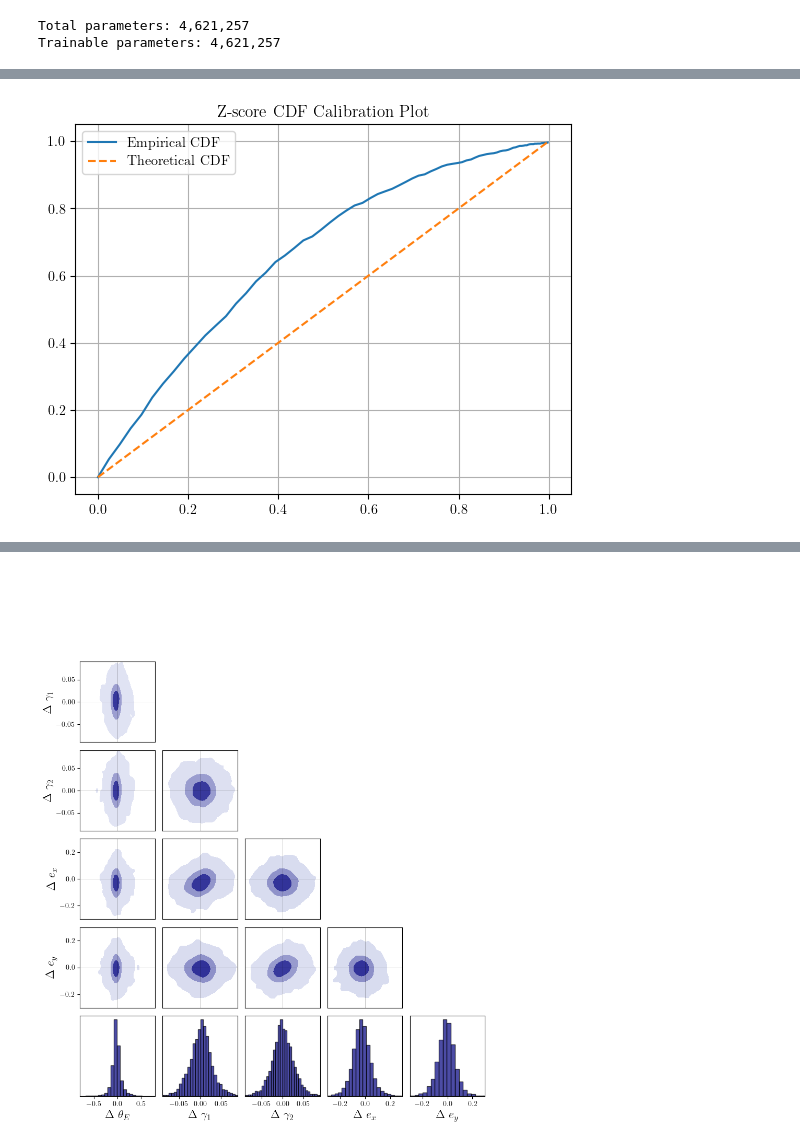
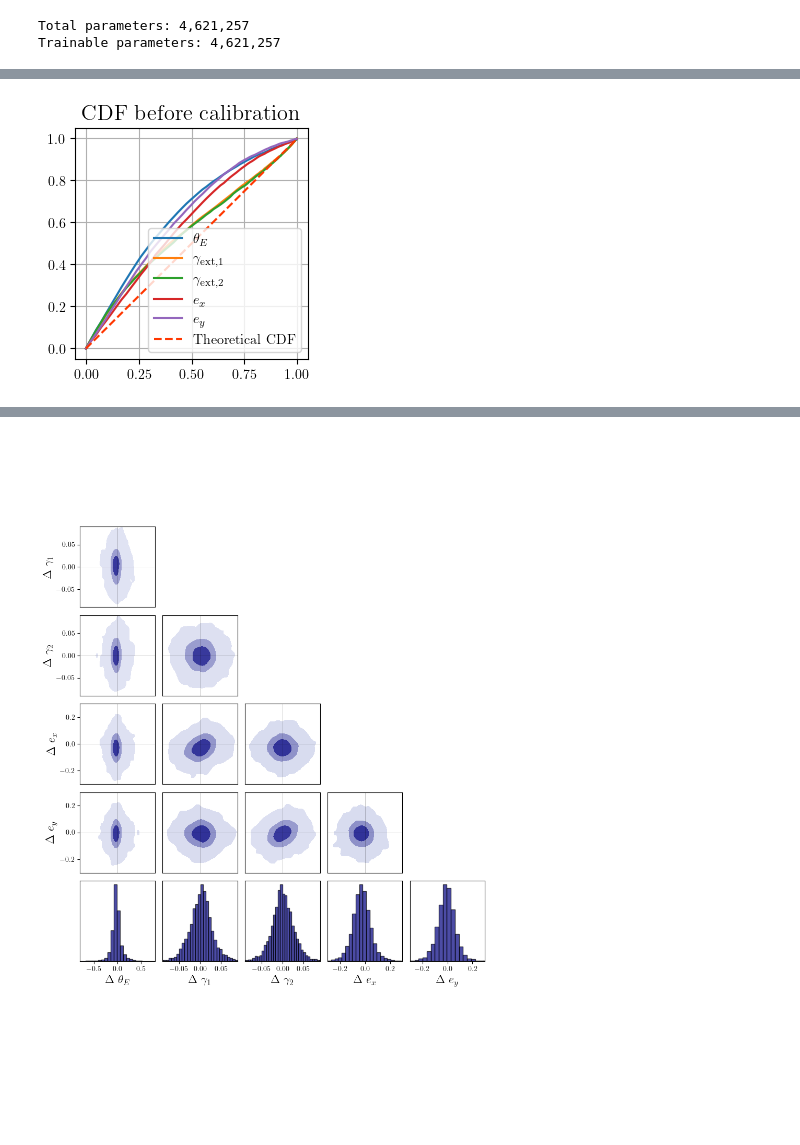
Before and after one commit to matthbatt/Deep-learning-gravitational-lensing, a Jupyter notebook: ResNet_bayesian.ipynb, the cells around one changed output, grey strips where cells are left out. Cells and saved outputs as stored; diff of their text form; code cells hidden in the pictures; blank space fills up the shorter version.

```diff
--- a/ResNet_bayesian.ipynb
+++ b/ResNet_bayesian.ipynb
@@ -312,3 +312,6 @@ preds_mu = np.concatenate(preds_mu, axis = 0)      # shape (N, 5)
 # preds_std = np.concatenate(preds_std, axis = 0)
 # epistemic = np.concatenate(epistemic, axis = 0)
 targets = np.concatenate(targets, axis = 0)  # shape (N, 5)
+# %%
+a =((preds_mu - targets)/targets).mean(axis = 0)
+a
@@ -475,53 +509,87 @@ plt.show()
+# %%
+df_uncertainties = pd.read_csv('uncertainties_bayes_unetresnet_4.csv', index_col = 0)
+# %%
+all_aleatoric = df_uncertainties[['r_Einstein_t_aleatoric', 'gamma1_aleatoric', 'gamma2_aleatoric',
+       'ex_aleatoric', 'ey_aleatoric']].values
+all_epistemic = df_uncertainties[['r_Einstein_t_epistemic',
+       'gamma1_epistemic', 'gamma2_epistemic', 'ex_epistemic', 'ey_epistemic']].values
+
+y = df_uncertainties[["r_Einstein_t_true",	"gamma1_true",	"gamma2_true",	"ex_true",	"ey_true"]].values
+mu = df_uncertainties[["r_Einstein_t_pred",	"gamma1_pred",	"gamma2_pred",	"ex_pred",	"ey_pred"]].values
+
+all_aleatoric = np.sqrt(np.exp(all_aleatoric))
+all_epistemic = all_epistemic
+
+sigma_tot = np.sqrt(all_aleatoric**2 + all_epistemic**2)
 # %%
 import numpy as np
 import matplotlib.pyplot as plt
 from scipy.stats import norm
 
 plt.rcParams["text.usetex"] = True
 plt.rcParams["font.family"] = "serif"
 plt.rcParams["font.serif"] = ["Computer Modern Roman"]
 
+SS = []
+# convert to numpy if needed
+# mu = mus.detach().cpu().numpy() if hasattr(mus, "detach") else mus
+# sigma = sigmas.detach().cpu().numpy() if hasattr(sigmas, "detach") else sigmas
+# sigma_tot = np.sqrt(np.exp(aleatoric) + epistemic**2)
+# y = target
+param_names = [r"$\theta_E$", r"$\gamma_{\mathrm{ext,1}}$", r"$\gamma_{\mathrm{ext,2}}$", r"$e_x$", r"$e_y$"]
+plt.figure(figsize = (3,3))
+for ii in range(5):
+    # compute z-scores
+    z = (y[:,ii] - mu[:,ii]) / (1* sigma_tot[:,ii])
+    z_abs = np.abs(z)
+    k_values = np.linspace(0, 3, 100)
+    empirical_cdf = []
+    theoretical_cdf = []
+    for k in k_values:
+        empirical_cdf.append(np.mean(z_abs <= k))
+        theoretical_cdf.append(2 * norm.cdf(k) - 1)
+    empirical_cdf = np.array(empirical_cdf)
+    theoretical_cdf = np.array(theoretical_cdf)
+    plt.plot(theoretical_cdf, empirical_cdf, label=f'{param_names[ii]}')
+    plt.title("CDF before calibration", fontsize = 16)
+    plt.grid(True)
 
-# convert to numpy if needed
-mu = mus.detach().cpu().numpy() if hasattr(mus, "detach") else mus
-sigma = sigmas.detach().cpu().numpy() if hasattr(sigmas, "detach") else sigmas
-sigma = np.sqrt(np.exp(sigma))
-y = target
-ii = 0
-# compute z-scores
-z = (y[:,ii] - mu[:,ii]) / (1* sigma[:,ii])
-z_abs = np.abs(z)
+    from scipy.optimize import curve_fit
+    p0 = [1.0, 1.0, 1.0]  # initial guess
+    params, _ = curve_fit(
+        beta_func,
+        k_values,
+        empirical_cdf,
+        p0=p0,
+        maxfev=10000
+    )
+    a, b, c = params
+    s_grid = np.linspace(0, 4, 1000)
 
-# grid of thresholds
-k_values = np.linspace(0, 3, 100)
+    def calibration_loss(s):
+        z_scaled = (y[:,ii] - mu[:,ii]) / (s* sigma_tot[:,ii])
+        z_abs_scaled = np.abs(z_scaled)
 
-empirical_cdf = []
-theoretical_cdf = []
+        emp = []
+        for k in k_values:
+            emp.append(np.mean(z_abs_scaled <= k))
+        emp = np.array(emp)
 
-for k in k_values:
-    empirical_cdf.append(np.mean(z_abs <= k))
+        return np.mean((emp - theoretical_cdf) ** 2)
 
-    # CDF of |Z| where Z ~ N(0,1)
-    theoretical_cdf.append(2 * norm.cdf(k) - 1)
+    losses = [calibration_loss(s) for s in s_grid]
+    s_opt = s_grid[np.argmin(losses)]
+    SS.append(s_opt)
 
-empirical_cdf = np.array(empirical_cdf)
-theoretical_cdf = np.array(theoretical_cdf)
-
-# plot
-plt.figure()
-
-plt.plot(theoretical_cdf, empirical_cdf, label="Empirical CDF")
-plt.plot(np.linspace(0, 1, 100), np.linspace(0, 1, 100), linestyle="--", label="Theoretical CDF")
-
-# plt.xlabel("|z| threshold")
-# plt.ylabel("P(|z| ≤ k)")
-plt.title("Z-score CDF Calibration Plot")
-plt.grid(True)
+plt.plot(np.linspace(0, 1, 100), np.linspace(0, 1, 100), linestyle="--", label="Theoretical CDF", color = '#FF3700')
 plt.legend()
+# plt.xticks(fontsize = 14)
+# plt.yticks(fontsize = 14)
+plt.savefig("/net/CLUSTER/VAULT/users/mbatt/gravitational_lensing/plots/cdf1.png", dpi=300, bbox_inches="tight")
 plt.show()
 
 # scalar calibration error
 calibration_error = np.mean(np.abs(empirical_cdf - theoretical_cdf))
 print("CDF calibration error:", calibration_error)
 # %% [output]
-[figure, old version]
+[figure, new version]
```
Also changed, not shown: parts of 47 cells of this notebook, 34 other files.
